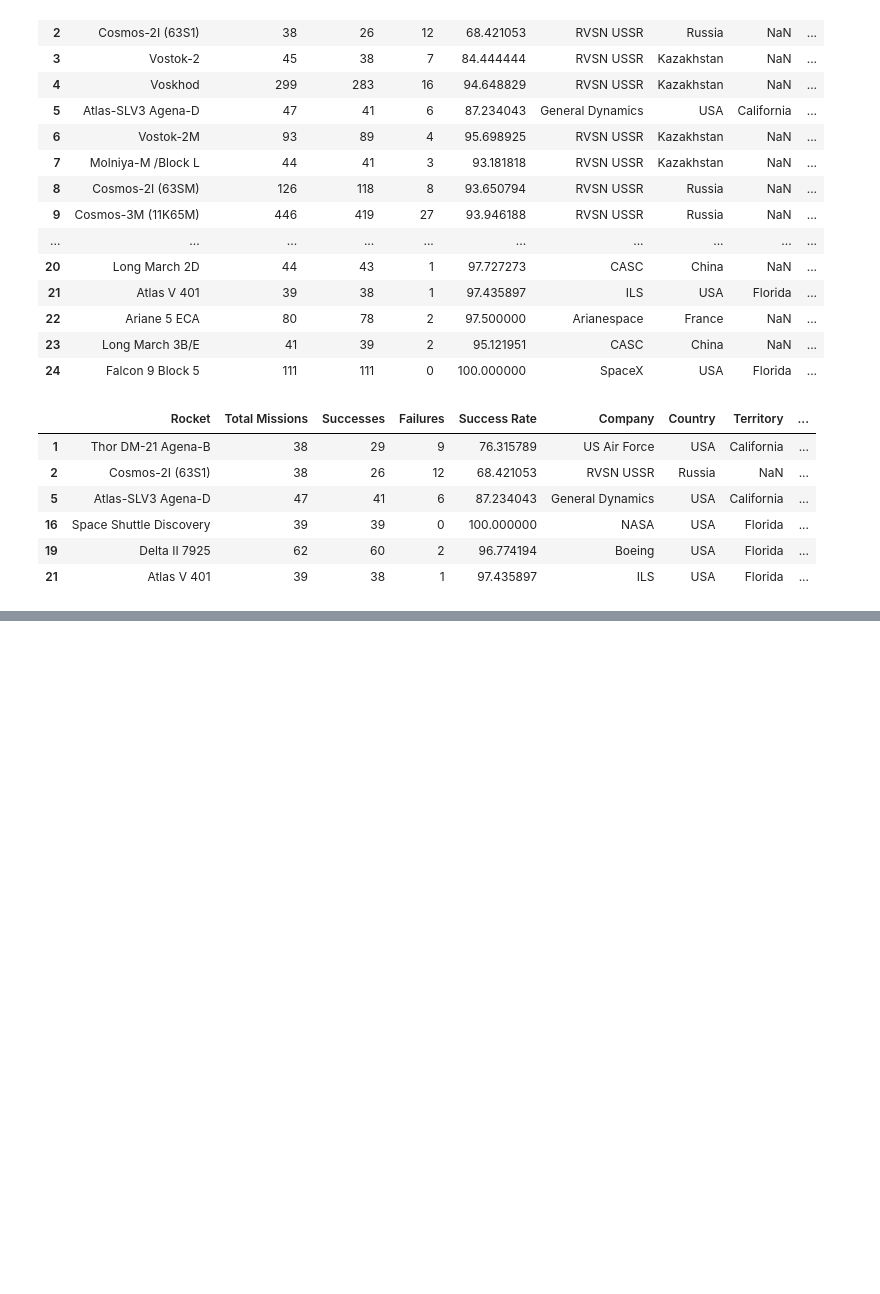
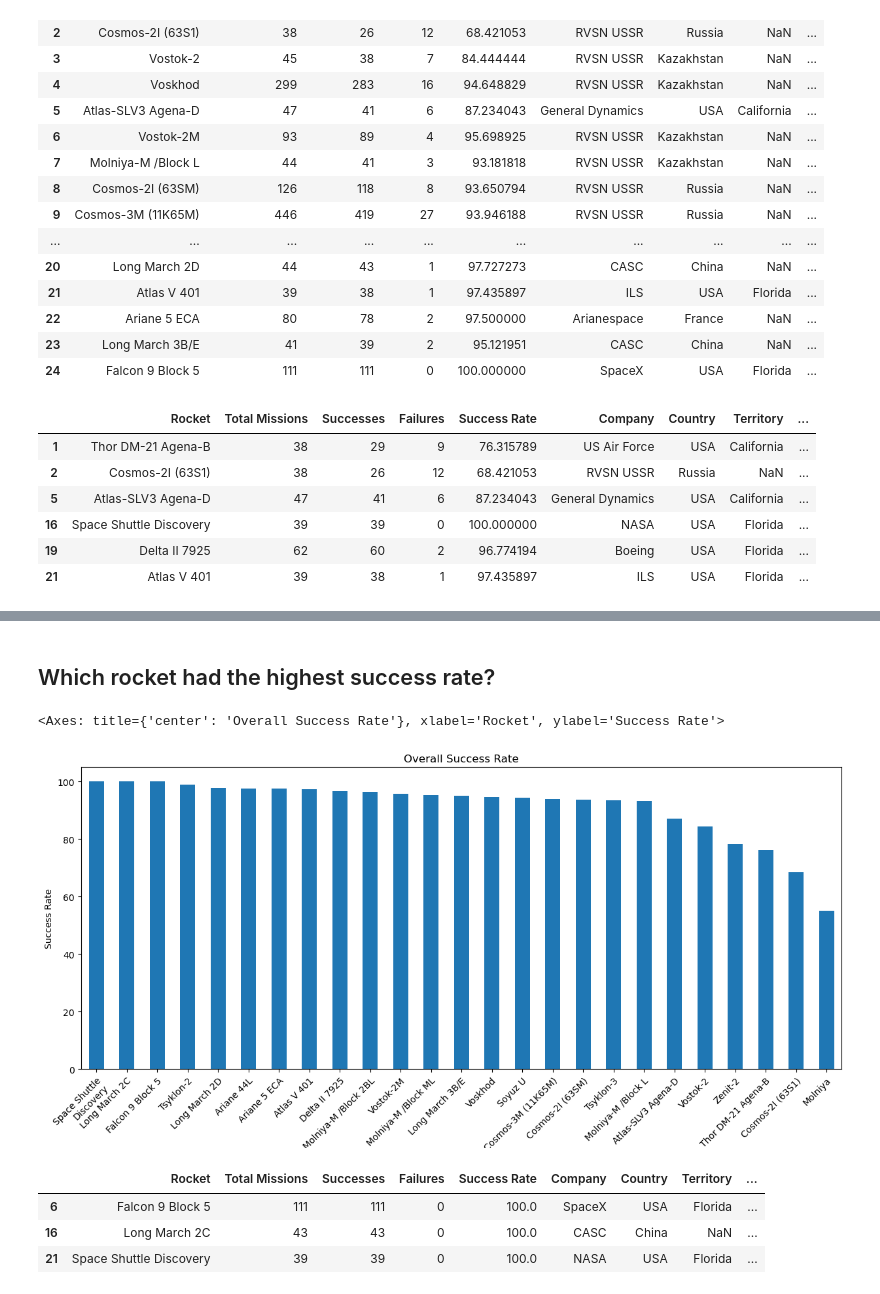
Before and after one commit to maparisio/Space_Mission_Project, a Jupyter notebook: rocket_usage_analysis.ipynb, the cells around one changed output, grey strips where cells are left out. Cells and saved outputs as stored; diff of their text form; code cells hidden in the pictures; blank space fills up the shorter version.

```diff
--- a/rocket_usage_analysis.ipynb
+++ b/rocket_usage_analysis.ipynb
@@ -333,0 +420,15 @@ rocket_by_launch_date_active
+# %% [markdown]
+## Which rocket had the highest success rate?
+# %%
+top_25_by_success_rate = top_25.sort_values("Success Rate", ascending=False)
+figure2 = top_25_by_success_rate["Success Rate"].plot(kind="bar",
+                                                      figsize=(15,6),
+                                                    title="Overall Success Rate",
+                                                    xlabel="Rocket",
+                                                    ylabel="Success Rate",
+                                                      )
+figure2.set_xticklabels(top_25_by_success_rate["Rocket"], rotation=45, rotation_mode="anchor", ha="right", wrap=True)
+figure2
+# %% [output]
+<Axes: title={'center': 'Overall Success Rate'}, xlabel='Rocket', ylabel='Success Rate'>
+[figure, added]
@@ -333,0 +438,8 @@ rocket_by_launch_date_active
+# %%
+success_rate_winner = top_25.loc[top_25["Success Rate"]==100]
+success_rate_winner
+# %% [output]
+|  | Rocket | Total Missions | Successes | Failures | Success Rate | Company | Country | Territory | ... |
+| 6 | Falcon 9 Block 5 | 111 | 111 | 0 | 100.0 | SpaceX | USA | Florida | ... |
+| 16 | Long March 2C | 43 | 43 | 0 | 100.0 | CASC | China | NaN | ... |
+| 21 | Space Shuttle Discovery | 39 | 39 | 0 | 100.0 | NASA | USA | Florida | ... |
```
Also changed, not shown: parts of 23 cells of this notebook.
